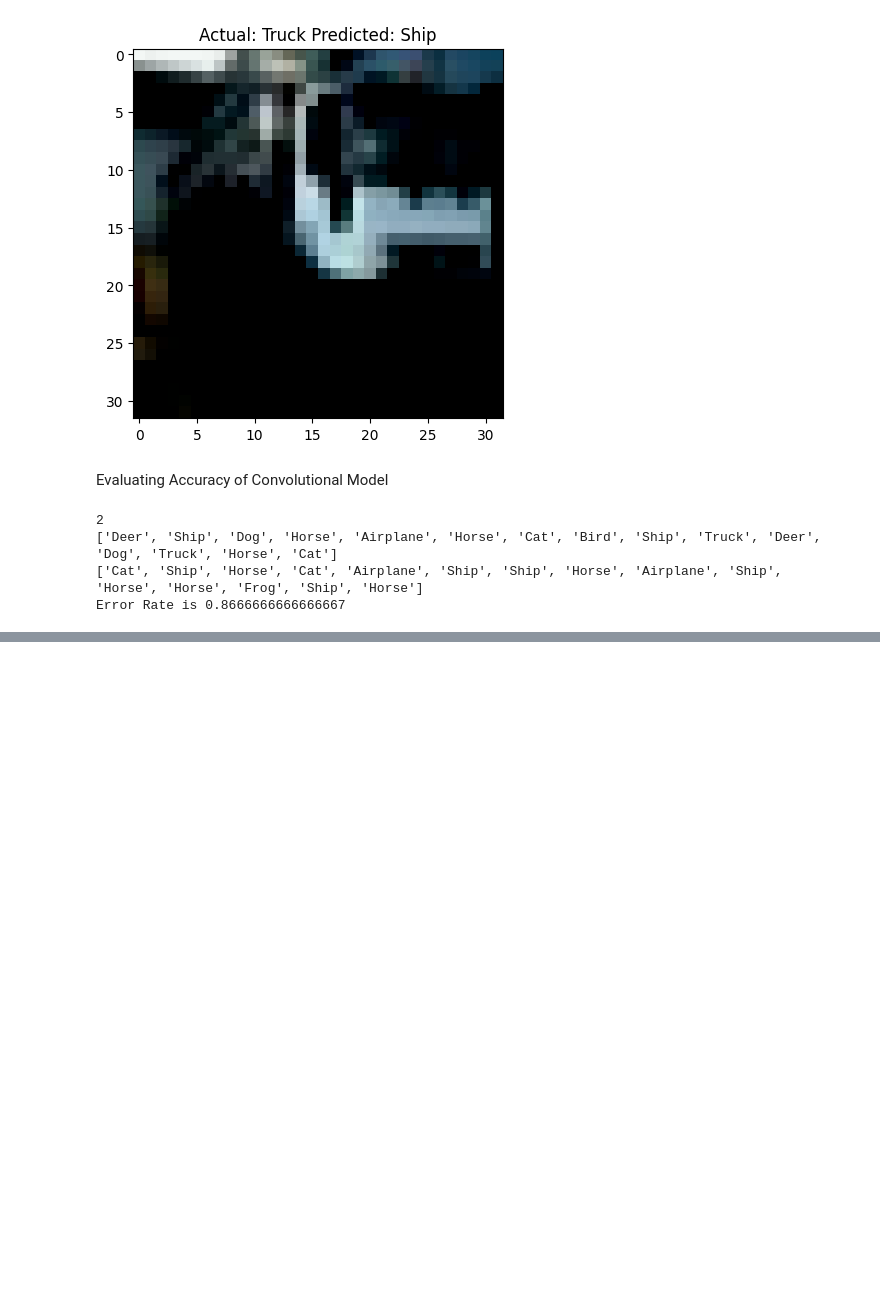
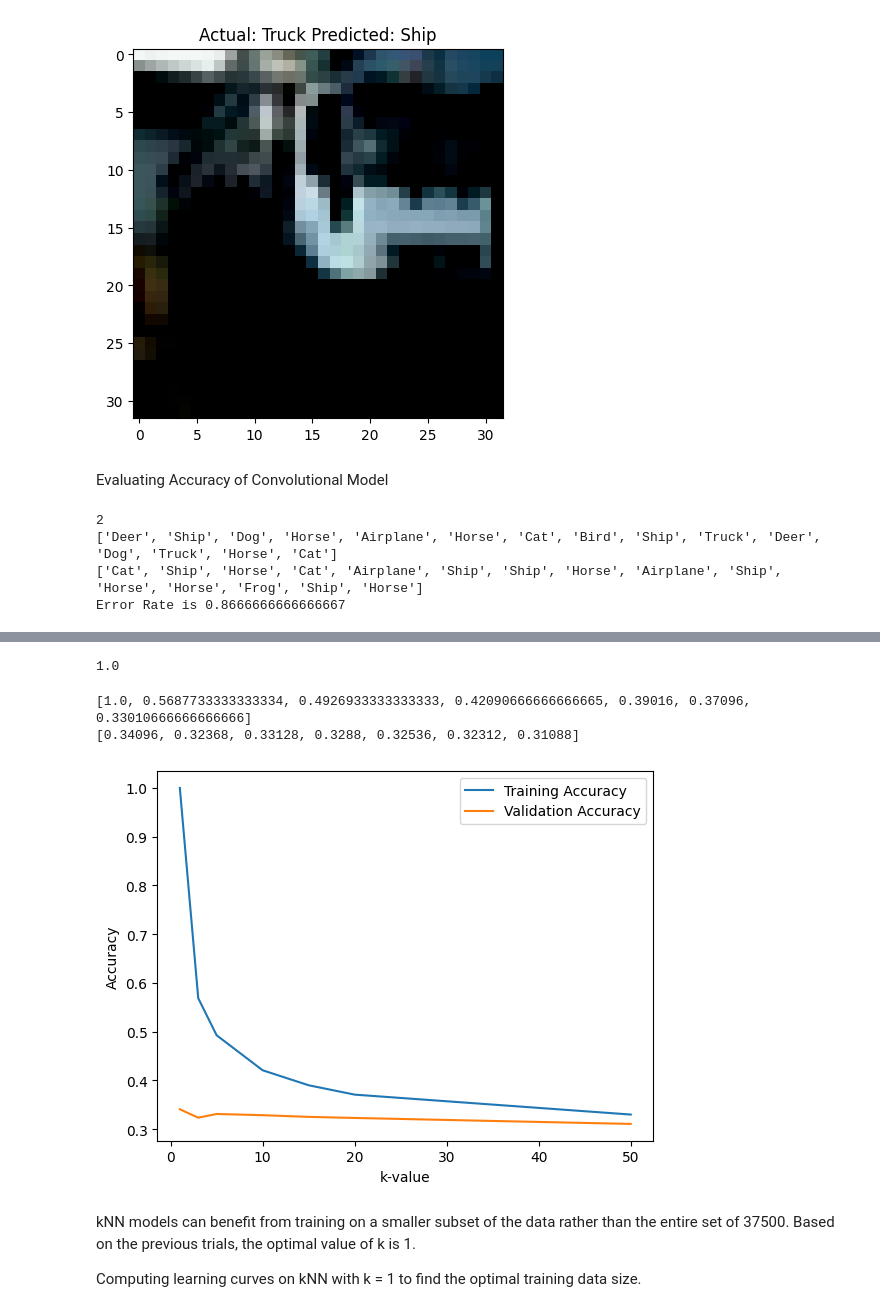
Before and after one commit to AnthonyCoding373/CIFAR-10-Project, a Jupyter notebook: main.ipynb, the cells around one changed output, grey strips where cells are left out. Saved outputs shown, nothing was run; the diff lists cells and outputs as text; code cells hidden in the pictures; blank space fills up the shorter version.

```diff
--- a/main.ipynb
+++ b/main.ipynb
@@ -222,0 +277,6 @@ Error Rate is 0.8666666666666667
+# %%
+# Simple test to see if it's working, looking at the predictions
+features, labels = next(iter(train_data))
+for i in range(len(features)):
+    print(f'This is the true label: {labels[i]}')
+    print(y_hat_3[i])
@@ -222,0 +301,69 @@ Error Rate is 0.8666666666666667
+# %%
+# Test with k = 1 to see if training accuracy is 100%
+kNN = kNNClassifier(1)
+kNN.fit(train_data)
+y_hat_1 = kNN.predict(train_data)
+# %%
+# Accuracy function to visualize error rates for different k values, to select hyperparameter
+# Splits up training data to get all true y values
+
+def accuracy_score(true_values, y_pred):
+    y_true = []
+    for _, batch_labels in true_values:
+            y_true.append(batch_labels)
+
+    y_true = torch.cat(y_true, dim=0)
+
+    correct = 0
+    for i in range(len(y_pred)):
+        if y_true[i] == y_pred[i]:
+            correct += 1
+
+    return correct / len(y_true)
+
+accuracy_score(train_data, y_hat_1)
+# %% [output]
+1.0
+# %%
+# Testing out k-values of [1, 3, 5, 10, 15, 20, 50]
+k_values = [1, 3, 5, 10, 15, 20, 50]
+
+def kNN_accuracy(k_value: int, training_data: DataLoader, validation_data: DataLoader):
+    kNN = kNNClassifier(k_value)
+    kNN.fit(training_data)
+
+    tr_pred = kNN.predict(training_data)
+    te_pred = kNN.predict(validation_data)
+
+    tr_acc = accuracy_score(training_data, tr_pred)
+    te_acc = accuracy_score(validation_data, te_pred)
+
+    return tr_acc, te_acc
+
+training_accuracies = []
+testing_accuracies = []
+for k_value in k_values:
+    accs = kNN_accuracy(k_value, train_data, validation_data)
+    training_accuracies.append(accs[0])
+    testing_accuracies.append(accs[1])
+# %%
+print(training_accuracies)
+print(testing_accuracies)
+# %% [output]
+[1.0, 0.5687733333333334, 0.4926933333333333, 0.42090666666666665, 0.39016, 0.37096, 0.33010666666666666]
+[0.34096, 0.32368, 0.33128, 0.3288, 0.32536, 0.32312, 0.31088]
+# %%
+# Plotting the training/testing accuracy as a function of k-value, with full training data size of 37500 used
+
+plt.plot(k_values, training_accuracies, label = 'Training Accuracy')
+plt.plot(k_values, testing_accuracies, label = 'Validation Accuracy')
+plt.legend()
+plt.xlabel('k-value')
+plt.ylabel('Accuracy')
+plt.show()
+# %% [output]
+[figure, added]
+# %% [markdown]
+kNN models can benefit from training on a smaller subset of the data rather than the entire set of 37500. Based on the previous trials, the optimal value of k is 1.
+
+Computing learning curves on kNN with k = 1 to find the optimal training data size.
```
Also changed, not shown: parts of 9 cells of this notebook.
